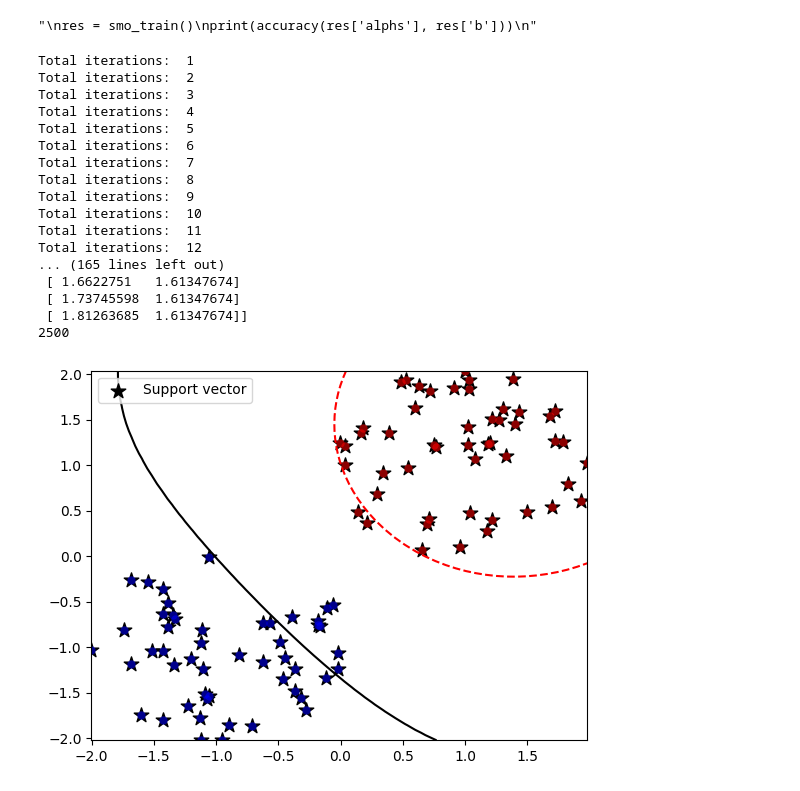
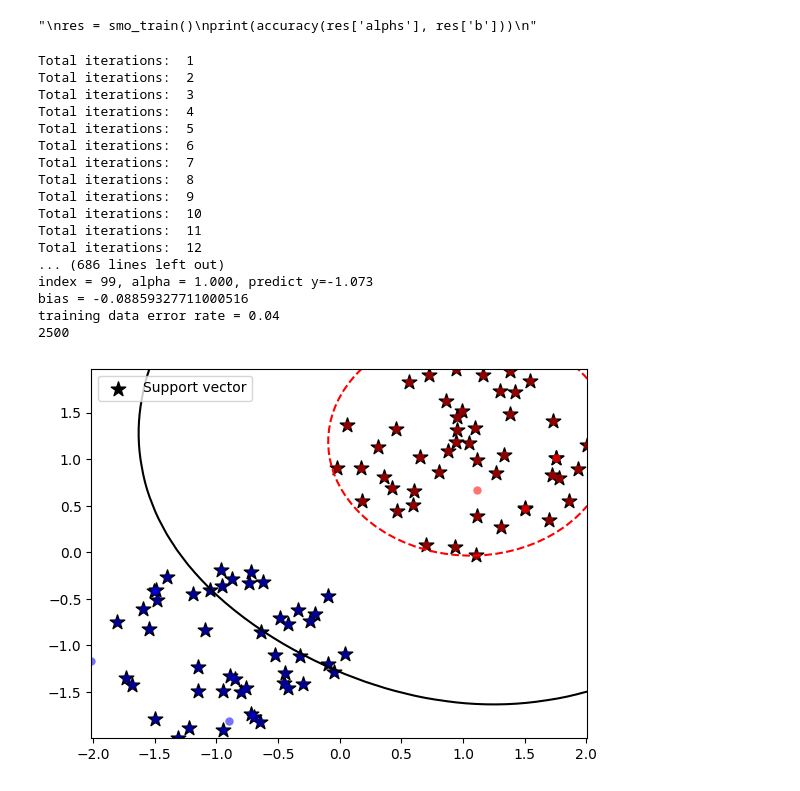
Before and after one commit to LunabaLeeris/SMOCaseStudy, a Jupyter notebook: main.ipynb, the cells around one changed output. Saved outputs shown, nothing was run; the diff lists cells and outputs as text; code cells hidden in the pictures.

```diff
--- a/main.ipynb
+++ b/main.ipynb
@@ -72,0 +60,13 @@ def kernel_gaussian(x: np.float32, z: np.array, cache_x: int=-1, cache_z: int=-1
+# %%
+kernel_g_cache: np.float64 = np.zeros(shape=(M, M), dtype=np.float64)
+sigma: float = 1.0
+
+def initialize_kernels():
+    for i in range(M):
+        for j in range(M):
+            kernel_g_cache[i, j] = kernel_gaussian(point[i], point[j])
+
+def kernel_gaussian(x: np.float32, z: np.array) -> float:
+    return np.exp((-1/(2 * sigma ** 2)) * (np.dot(z, z) - 2*np.dot(x, z) + np.dot(x, x)))
+
+initialize_kernels()
@@ -78,7 +92,6 @@ def kernel_gaussian(x: np.float32, z: np.array, cache_x: int=-1, cache_z: int=-1
 def compute_svm_err(x: int, alphs: np.float64, err_cache: np.float64, b: np.float64) -> np.float64:
     fx: np.float64 = obj_x(point[x], alphs, b, cache_val=x)
     err_cache[x] = fx - target[x]
-
     return err_cache[x]
 
 def obj_x(val: np.float64, alphs: np.float64, b: np.float64, cache_val: int=-1) -> np.float64:
@@ -94,7 +107,7 @@ def accuracy(alphs: np.float64, b: np.float64) -> np.float64:
     correct: int = 0
     for i in range(M):
         fx: np.float64 = obj_x(point[i], alphs, b, cache_val=i)
-        h : int = 1 if fx >= 0 else -1
+        h : int = 1 if fx > 0 else -1
         correct += (target[i] == h)
 
     return correct / M
@@ -104,7 +117,7 @@ def predict(alphs: np.float64, b: np.float64, x: np.float64 = point, new: bool =
 
     print(len(x))
     for i in range(len(x)):
-        fx: np.float64 = obj_x(x[i], alphs, b, cache_val=(-1 if new else 1))
+        fx: np.float64 = obj_x(x[i], alphs, b, cache_val=(-1 if new else i))
         res[i] = fx
 
     return res
@@ -167,12 +180,10 @@ def take_step(i1: int, i2: int, alphs: np.float64, non_bound_alphs: np.int64, er
             alph2_new: np.float64 = alph2
 
     # clip
-    '''
     if (alph2_new < clip_padding):
         alph2_new = 0
     elif (alph2_new > c - clip_padding):
         alph2_new = c
-    '''
 
     if (abs(alph2_new - alph2) < (prog_margin * (alph2_new + alph2 + prog_margin))):
         #print("Bad progress")
@@ -329,28 +340,14 @@ import numpy as np
 import matplotlib.pyplot as plt
 from sklearn.preprocessing import StandardScaler
 
+np.random.seed(5)
 def gen_circle(n=50, center_x=0, center_y=0, radius=1, label=0):
-
-    """
-    A simple function that generates circular distribution
-    n: number of points (default=50)
-    center_x: the center for X (default=0)
-    center_y: the center for Y (default=0)
-    radius: the radius of circle (default=1)
-    """
-
-    # random angle
     alpha = 2 * np.pi * np.random.rand(n)
-    # random radius
     r = radius * np.sqrt(np.random.rand(n))
-    # calculating coordinates
     x = r * np.cos(alpha) + center_x
     y = r * np.sin(alpha) + center_y
-
     label = np.ones(n) * label
-
     return [x, y, label]
-
 
 n = 50
 C0 = gen_circle(n, center_x=1, center_y=1, radius=1.05, label=1)
@@ -365,32 +362,34 @@ Y = np.append(C0[2], C1[2])
 scaler = StandardScaler()
 train_x = scaler.fit_transform(X)
 
-# main function
+# Main function
 point = train_x
 target = Y
 model = smo_train()
 
-# prediction in vector
+# Prediction in vector
 train_y = predict(model['alphs'], model['b'])
 
 print('support vector: {} / {}'\
-    .format(len(model['alphs'][model['alphs'] != 0]), len(model['alphs'])))
+    .format(len(model['alphs'][model['alphs'] > 1e-5]), len(model['alphs'])))
 
-# gathers the support vectors (non zero alpha)
+# Gathers the support vectors (non-zero alpha)
+sv_threshold = 1e-5
 sv_idx = []
 for idx, alpha in enumerate(model['alphs']):
-    if alpha != 0:
+    if alpha > sv_threshold:
         print('index = {}, alpha = {:.3f}, predict y={:.3f}'\
             .format(idx, alpha, train_y[idx]))
-
         sv_idx.append(idx)
 
-# treshold
-print(f'bias = {model['b']}')
-# error rate
-print('training data error rate = {}'.format(len(Y[Y * train_y < 0])/len(Y)))
+# Threshold
+print(f'bias = {model["b"]}')
+# Error rate
+train_y_sign = np.sign(train_y)
+error_rate = np.mean(train_y_sign != target)
+print('training data error rate = {:.2f}'.format(error_rate))
 
-## Draw the Plot
+# Draw the Plot
 plt.plot(C0[0], C0[1], 'o', markerfacecolor='r', markeredgecolor='None', alpha=0.55)
 plt.plot(C1[0], C1[1], 'o', markerfacecolor='b', markeredgecolor='None', alpha=0.55)
 
@@ -400,41 +399,41 @@ dy = np.linspace(X[:, 1].min(), X[:, 1].max(), resolution)
 dx, dy = np.meshgrid(dx, dy)
 plot_x = np.c_[dx.flatten(), dy.flatten()]
 
-print(scaler.transform(plot_x))
-dz = predict(model['alphs'], model['b'], scaler.transform(plot_x), True)
+transformed_plot_x = scaler.transform(plot_x)
+dz = predict(model['alphs'], model['b'], transformed_plot_x, True)
 dz = dz.reshape(dx.shape)
 
 plt.contour(dx, dy, dz, alpha=1, colors=('b', 'k', 'r'), \
             levels=(-1, 0, 1), linestyles = ('--', '-', '--'))
 
 label_cnt = 0
 for i in sv_idx:
     if label_cnt == 0:
         plt.scatter(X[i, 0], X[i, 1], marker='*', color='k', \
                     s=120, label='Support vector')
         label_cnt += 1
         continue
 
     plt.scatter(X[i, 0], X[i, 1], marker='*', color='k', s=120)
 
 plt.legend()
 plt.show()
 # %% [output]
 Total iterations:  1
 Total iterations:  2
 Total iterations:  3
 Total iterations:  4
 Total iterations:  5
 Total iterations:  6
 Total iterations:  7
 Total iterations:  8
 Total iterations:  9
 Total iterations:  10
 Total iterations:  11
 Total iterations:  12
-... (165 lines left out)
- [ 1.6622751   1.61347674]
- [ 1.73745598  1.61347674]
- [ 1.81263685  1.61347674]]
+... (686 lines left out)
+index = 99, alpha = 1.000, predict y=-1.073
+bias = -0.08859327711000516
+training data error rate = 0.04
 2500
-[figure, old version]
+[figure, new version]
```
Also changed, not shown: parts of 4 cells of this notebook.
